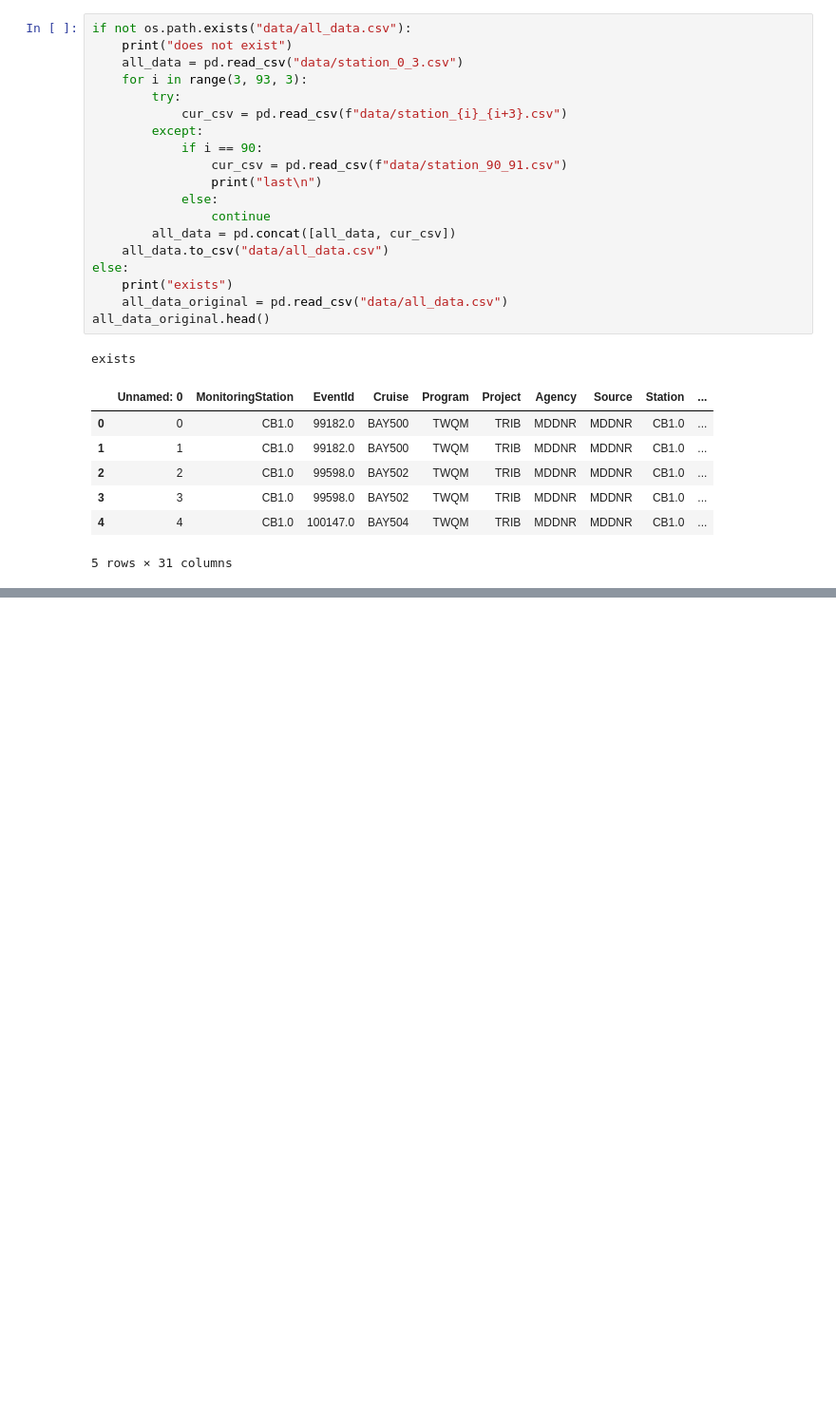
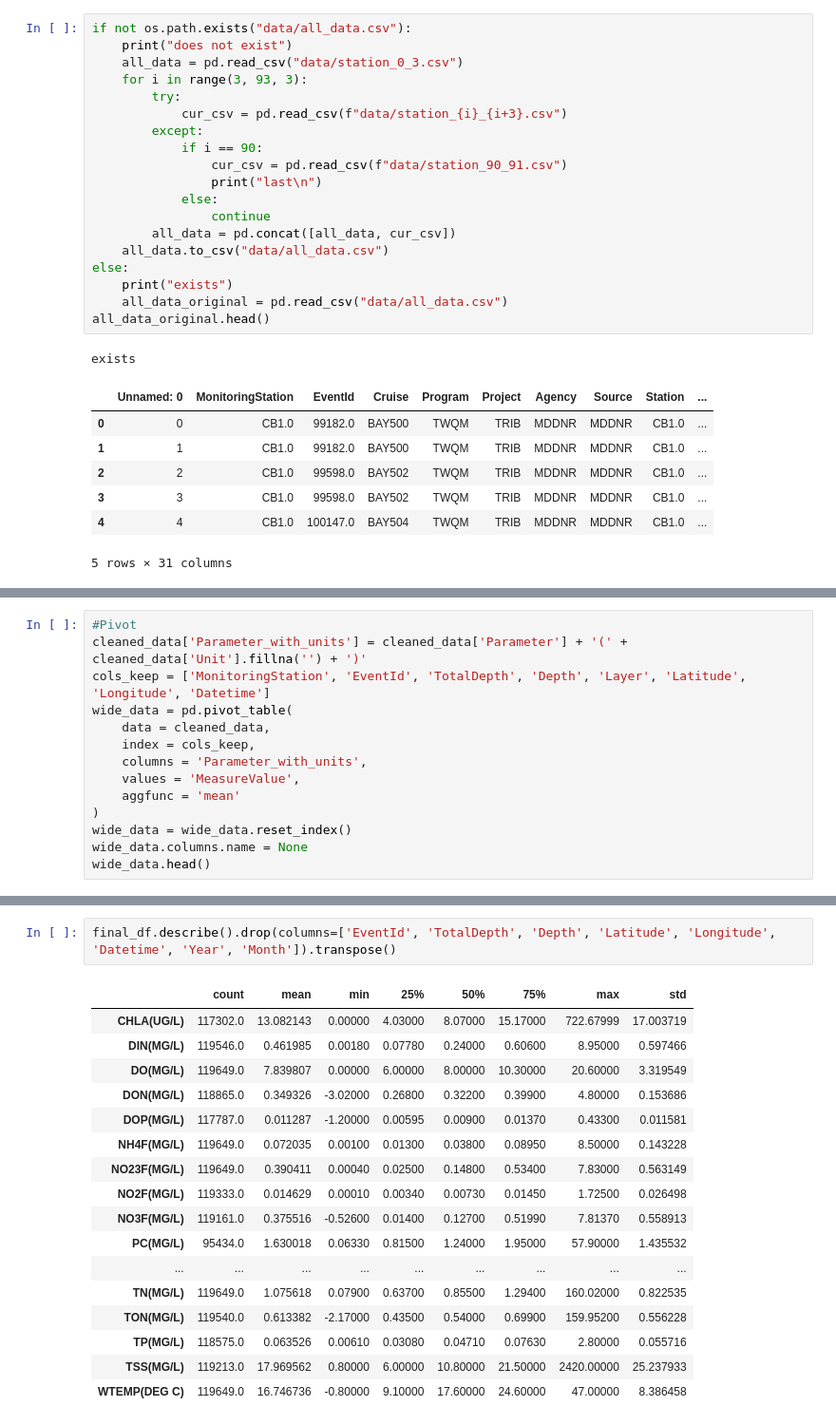
Before and after one commit to Quinn-Domanski/bay_exploration, a Jupyter notebook: bay_data_exploration.ipynb, the cells around one changed output, grey strips where cells are left out. Shown at 95% size. Saved outputs shown, nothing was run; the diff lists cells and outputs as text; blank space fills up the shorter version.

```diff
--- a/bay_data_exploration.ipynb
+++ b/bay_data_exploration.ipynb
@@ -149,0 +226,14 @@ ValueError: Index contains duplicate entries, cannot reshape
+# %%
+#Pivot
+cleaned_data['Parameter_with_units'] = cleaned_data['Parameter'] + '(' + cleaned_data['Unit'].fillna('') + ')'
+cols_keep = ['MonitoringStation', 'EventId', 'TotalDepth', 'Depth', 'Layer', 'Latitude', 'Longitude', 'Datetime']
+wide_data = pd.pivot_table(
+    data = cleaned_data,
+    index = cols_keep,
+    columns = 'Parameter_with_units',
+    values = 'MeasureValue',
+    aggfunc = 'mean'
+)
+wide_data = wide_data.reset_index()
+wide_data.columns.name = None
+wide_data.head()
@@ -149,0 +650,20 @@ ValueError: Index contains duplicate entries, cannot reshape
+# %%
+final_df.describe().drop(columns=['EventId', 'TotalDepth', 'Depth', 'Latitude', 'Longitude', 'Datetime', 'Year', 'Month']).transpose()
+# %% [output]
+|  | count | mean | min | 25% | 50% | 75% | max | std |
+| CHLA(UG/L) | 117302.0 | 13.082143 | 0.00000 | 4.03000 | 8.07000 | 15.17000 | 722.67999 | 17.003719 |
+| DIN(MG/L) | 119546.0 | 0.461985 | 0.00180 | 0.07780 | 0.24000 | 0.60600 | 8.95000 | 0.597466 |
+| DO(MG/L) | 119649.0 | 7.839807 | 0.00000 | 6.00000 | 8.00000 | 10.30000 | 20.60000 | 3.319549 |
+| DON(MG/L) | 118865.0 | 0.349326 | -3.02000 | 0.26800 | 0.32200 | 0.39900 | 4.80000 | 0.153686 |
+| DOP(MG/L) | 117787.0 | 0.011287 | -1.20000 | 0.00595 | 0.00900 | 0.01370 | 0.43300 | 0.011581 |
+| NH4F(MG/L) | 119649.0 | 0.072035 | 0.00100 | 0.01300 | 0.03800 | 0.08950 | 8.50000 | 0.143228 |
+| NO23F(MG/L) | 119649.0 | 0.390411 | 0.00040 | 0.02500 | 0.14800 | 0.53400 | 7.83000 | 0.563149 |
+| NO2F(MG/L) | 119333.0 | 0.014629 | 0.00010 | 0.00340 | 0.00730 | 0.01450 | 1.72500 | 0.026498 |
+| NO3F(MG/L) | 119161.0 | 0.375516 | -0.52600 | 0.01400 | 0.12700 | 0.51990 | 7.81370 | 0.558913 |
+| PC(MG/L) | 95434.0 | 1.630018 | 0.06330 | 0.81500 | 1.24000 | 1.95000 | 57.90000 | 1.435532 |
+| ... | ... | ... | ... | ... | ... | ... | ... | ... |
+| TN(MG/L) | 119649.0 | 1.075618 | 0.07900 | 0.63700 | 0.85500 | 1.29400 | 160.02000 | 0.822535 |
+| TON(MG/L) | 119540.0 | 0.613382 | -2.17000 | 0.43500 | 0.54000 | 0.69900 | 159.95200 | 0.556228 |
+| TP(MG/L) | 118575.0 | 0.063526 | 0.00610 | 0.03080 | 0.04710 | 0.07630 | 2.80000 | 0.055716 |
+| TSS(MG/L) | 119213.0 | 17.969562 | 0.80000 | 6.00000 | 10.80000 | 21.50000 | 2420.00000 | 25.237933 |
+| WTEMP(DEG C) | 119649.0 | 16.746736 | -0.80000 | 9.10000 | 17.60000 | 24.60000 | 47.00000 | 8.386458 |
```
Also changed, not shown: parts of 81 cells of this notebook.
